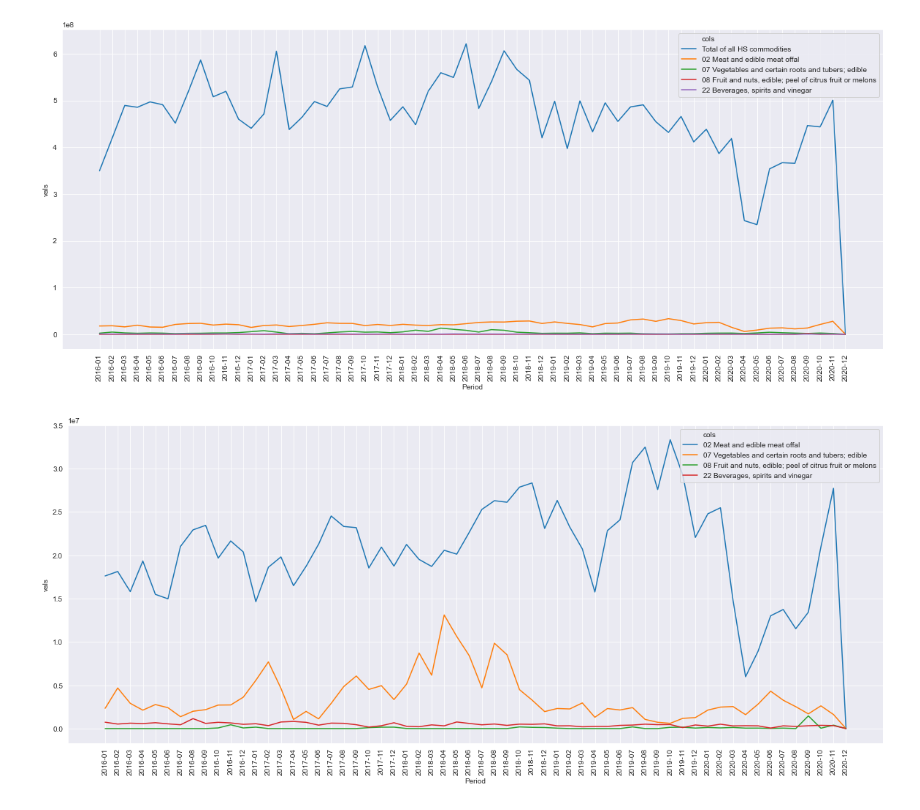
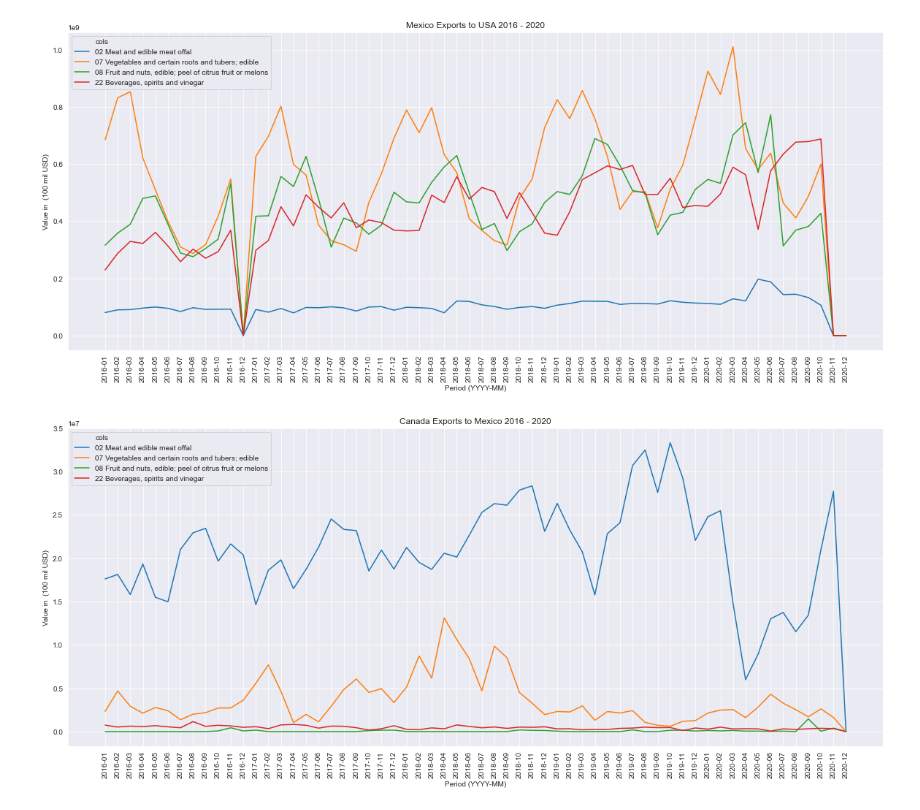
Before and after one commit to Abigail-GG/Project-1, a Jupyter notebook: tmec_analysis.ipynb, the cells around one changed output. Cells and saved outputs as stored; diff of their text form; code cells hidden in the pictures.

```diff
--- a/tmec_analysis.ipynb
+++ b/tmec_analysis.ipynb
@@ -77,0 +39,20 @@ e_can_mex_df.head(3)
+# %%
+idx= (-1)
+for export in exports:
+    for  x in range(2):
+        idx += 1
+        export_df[e_list[idx]][0]=exp_df.loc[(exp_df['Reporter']== export) & (exp_df['Partner']== exports[export][x]),:].transpose(copy=True)
+
+        (n1,n2,n3,n4,n5) =export_df[e_list[idx]][0].iloc[2,:]
+        col_names=[n1,n2,n3,n4,n5]
+        export_df[e_list[idx]][0]=export_df[e_list[idx]][0][5:]
+
+        #remove commas "," from string values in order tho convert string values into numeric values
+        export_df[e_list[idx]][0].replace(',','', regex=True, inplace=True)
+
+        export_df[e_list[idx]][0]=export_df[e_list[idx]][0].fillna(0)
+        export_df[e_list[idx]][0]=export_df[e_list[idx]][0].astype(float)
+        export_df[e_list[idx]][0].columns = col_names
+        export_df[e_list[idx]][0].reset_index(inplace=True)
+        export_df[e_list[idx]][0]=export_df[e_list[idx]][0].drop(['TOTAL Total of all HS commodities'],axis=1)
+        print(f'{idx} report: {export}  Partner: {exports[export][x]} -- ok')
@@ -77,0 +68,12 @@ e_can_mex_df.head(3)
+# %%
+plot_can_mex_df =export_df['Mexico_Canada'][0].melt('index', var_name='cols',  value_name='vals')
+plt.figure(figsize=(20, 8))
+sns.set_style("darkgrid")
+can_mex = sns.lineplot(x="index", y="vals", hue='cols', data=plot_can_mex_df)
+plt.legend(loc='upper left')
+plt.xticks(rotation='vertical')
+plt.ylabel('Value in  (100 mil USD)')
+plt.xlabel('Period (YYYY-MM)')
+plt.title(f"Mexico Exports to Canda 2016 - 2020")
+# plt.ylim(top=300000000)
+plt.show()
@@ -78,12 +82,13 @@ e_can_mex_df.head(3)
 # %%
-
-plot_df = e_can_mex_df.melt('Period', var_name='cols',  value_name='vals')
+plot_mex_usa_df =export_df['Mexico_USA'][0].melt( 'index', var_name='cols',  value_name='vals')
 plt.figure(figsize=(20, 8))
 sns.set_style("darkgrid")
-g = sns.lineplot(x="Period", y="vals", hue='cols', data=plot_df)
-plt.legend(loc='upper right', bbox_to_anchor=(1, 1))
+mex_usa = sns.lineplot(x= 'index', y="vals", hue='cols', data=plot_mex_usa_df)
+plt.legend(loc='upper left')
 plt.xticks(rotation='vertical')
-
+plt.ylabel('Value in  (100 mil USD)')
+plt.xlabel('Period (YYYY-MM)')
+plt.title(f"Mexico Exports to USA 2016 - 2020")
 plt.show()
 # %% [output]
-[figure, old version]
+[figure, new version]
@@ -92,11 +95,14 @@ asd=e_can_mex_df.drop(['Total of all HS commodities'],axis=1)
 # %%
-plot_df = asd.melt('Period', var_name='cols',  value_name='vals')
+plot_can_mex_df =export_df['Canada_Mexico'][0].melt('index', var_name='cols',  value_name='vals')
 plt.figure(figsize=(20, 8))
 sns.set_style("darkgrid")
-g = sns.lineplot(x="Period", y="vals", hue='cols', data=plot_df)
-plt.legend(loc='upper right', bbox_to_anchor=(1, 1))
+can_mex = sns.lineplot(x="index", y="vals", hue='cols', data=plot_can_mex_df)
+plt.legend(loc='upper left')
 plt.xticks(rotation='vertical')
-
+plt.ylabel('Value in  (100 mil USD)')
+plt.xlabel('Period (YYYY-MM)')
+plt.title(f"Canada Exports to Mexico 2016 - 2020")
+#plt.ylim(top=300000000)
 plt.show()
 # %% [output]
-[figure, old version]
+[figure, new version]
```
Also changed, not shown: parts of 16 cells of this notebook.
